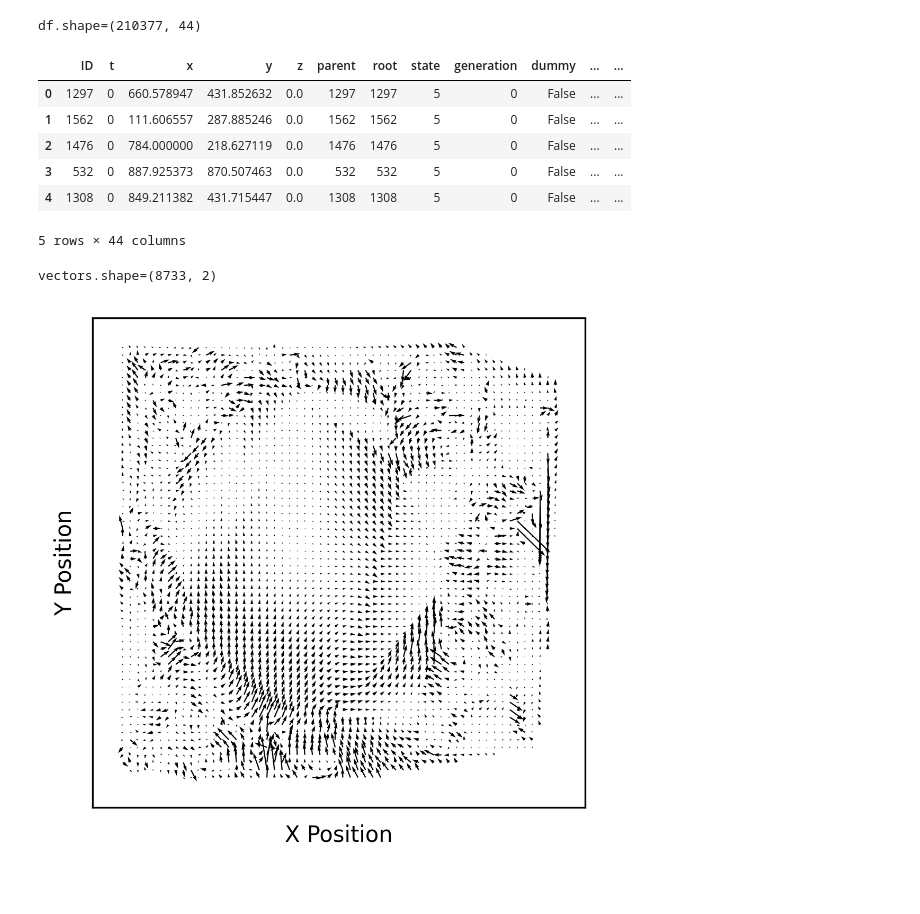
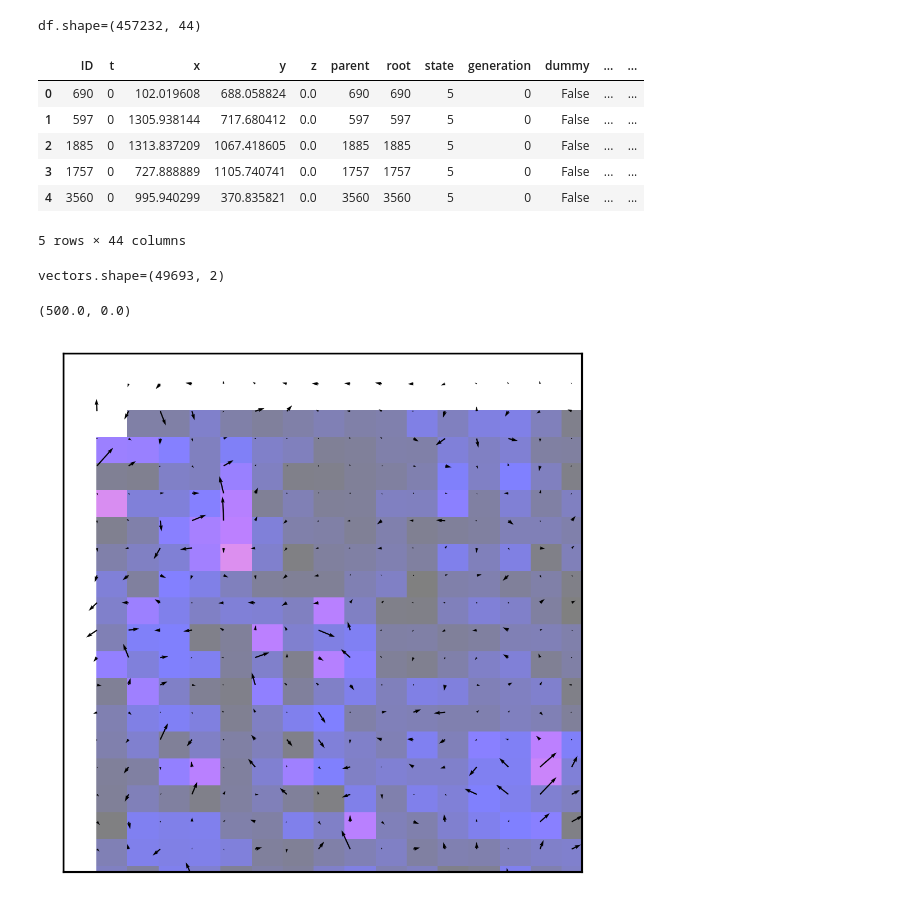
Before and after one commit to CooperStansbury/pip-fucci, a Jupyter notebook: notebooks/vectorField.ipynb, the cells around one changed output. Drawn from its saved outputs; the diff is of its cells as text; code cells hidden in the pictures.

```diff
--- a/notebooks/vectorField.ipynb
+++ b/notebooks/vectorField.ipynb
@@ -22,25 +22,25 @@ import scipy
 from scipy import interpolate
 import skimage
 # %%
-fpath = "/scratch/indikar_root/indikar1/cstansbu/woundHealing/tracks/C1.tracks.full.csv"
+fpath = "/scratch/indikar_root/indikar1/cstansbu/woundHealing/tracks/CX4.tracks.full.csv"
 
 df = pd.read_csv(fpath)
 print(f"{df.shape=}")
 df.head()
 # %% [output]
-df.shape=(210377, 44)
+df.shape=(457232, 44)
 |  | ID | t | x | y | z | parent | root | state | generation | dummy | ... | ... |
-| 0 | 1297 | 0 | 660.578947 | 431.852632 | 0.0 | 1297 | 1297 | 5 | 0 | False | ... | ... |
-| 1 | 1562 | 0 | 111.606557 | 287.885246 | 0.0 | 1562 | 1562 | 5 | 0 | False | ... | ... |
-| 2 | 1476 | 0 | 784.000000 | 218.627119 | 0.0 | 1476 | 1476 | 5 | 0 | False | ... | ... |
-| 3 | 532 | 0 | 887.925373 | 870.507463 | 0.0 | 532 | 532 | 5 | 0 | False | ... | ... |
-| 4 | 1308 | 0 | 849.211382 | 431.715447 | 0.0 | 1308 | 1308 | 5 | 0 | False | ... | ... |
+| 0 | 690 | 0 | 102.019608 | 688.058824 | 0.0 | 690 | 690 | 5 | 0 | False | ... | ... |
+| 1 | 597 | 0 | 1305.938144 | 717.680412 | 0.0 | 597 | 597 | 5 | 0 | False | ... | ... |
+| 2 | 1885 | 0 | 1313.837209 | 1067.418605 | 0.0 | 1885 | 1885 | 5 | 0 | False | ... | ... |
+| 3 | 1757 | 0 | 727.888889 | 1105.740741 | 0.0 | 1757 | 1757 | 5 | 0 | False | ... | ... |
+| 4 | 3560 | 0 | 995.940299 | 370.835821 | 0.0 | 3560 | 3560 | 5 | 0 | False | ... | ... |
 5 rows × 44 columns
 # %%
 pdf = df.copy()
 
-n = 60
-minTrackLen = 80 # for filtering
+n = 50
+minTrackLen = 30 # for filtering
 
 # filter the short tracks
 pdf['trackLen'] = pdf.groupby('ID')['ID'].transform('count')
@@ -56,8 +56,8 @@ for tid in pdf['ID'].unique():
     x = vdf['x'].to_numpy()
     y = vdf['y'].to_numpy()
 
-    vx = np.gradient(x, edge_order=2)
-    vy = np.gradient(y, edge_order=2)
+    vx = np.gradient(x, edge_order=1)
+    vy = np.gradient(y, edge_order=1)
 
     v = np.stack([vx, vy], axis=-1)
     vectorList.append(v)
@@ -72,41 +72,45 @@ grid_x, grid_y = np.meshgrid(np.linspace(pdf['x'].min(), pdf['x'].max(), n),
 grid_vectors = interpolate.griddata((np.concatenate(xList),
                                      np.concatenate(yList)),
                                      vectors,
                                      (grid_x, grid_y),
                                      method='linear')
 
 
 plt.rcParams['figure.dpi'] = 300
 plt.rcParams['figure.facecolor'] = "w"
 plt.rcParams['figure.figsize'] = 4, 4
-
 fig, axs = plt.subplots()
 
 axs.quiver(grid_x,
            grid_y,
            grid_vectors[:,:,0],
            grid_vectors[:,:,1],
            zorder=2)
 
 gx = np.gradient(grid_vectors[:,:,0])
 gy = np.gradient(grid_vectors[:,:,1])
 
 gx = np.flipud(gx[0])
 gy = np.flipud(gy[0])
 
 mag = np.sqrt(gx**2 + gy**2)
 
-# axs.imshow(mag,
-#            zorder=1,
-#            extent=(pdf['x'].min(), pdf['x'].max(),
-#                    pdf['y'].min(), pdf['y'].max()),
-#            cmap='gnuplot2',
-#            alpha=0.5)
+axs.imshow(mag,
+           zorder=1,
+           extent=(pdf['x'].min(), pdf['x'].max(),
+                   pdf['y'].min(), pdf['y'].max()),
+           cmap='gnuplot2',
+           alpha=0.5)
 
-axs.set_ylabel("Y Position")
-axs.set_xlabel("X Position")
+# axs.set_ylabel("Y Position")
+# axs.set_xlabel("X Position")
 _ = axs.set_xticks([])
 _ = axs.set_yticks([])
+
+
+axs.set_xlim([0, 500])
+axs.set_ylim([500, 0])
 # %% [output]
-vectors.shape=(8733, 2)
+vectors.shape=(49693, 2)
+(500.0, 0.0)
-[figure, old version]
+[figure, new version]
```
Also changed, not shown: parts of 1 cell of this notebook, 3 other files.
